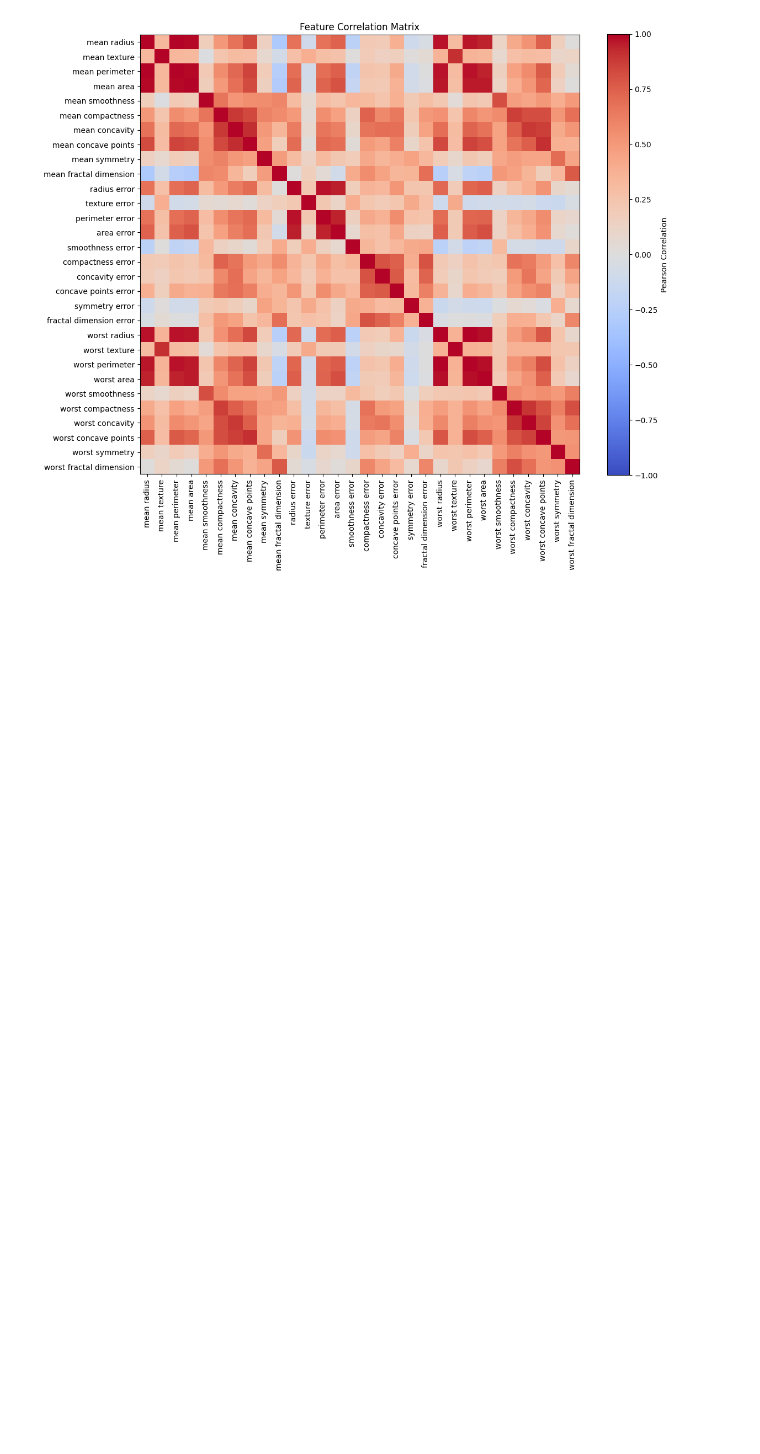
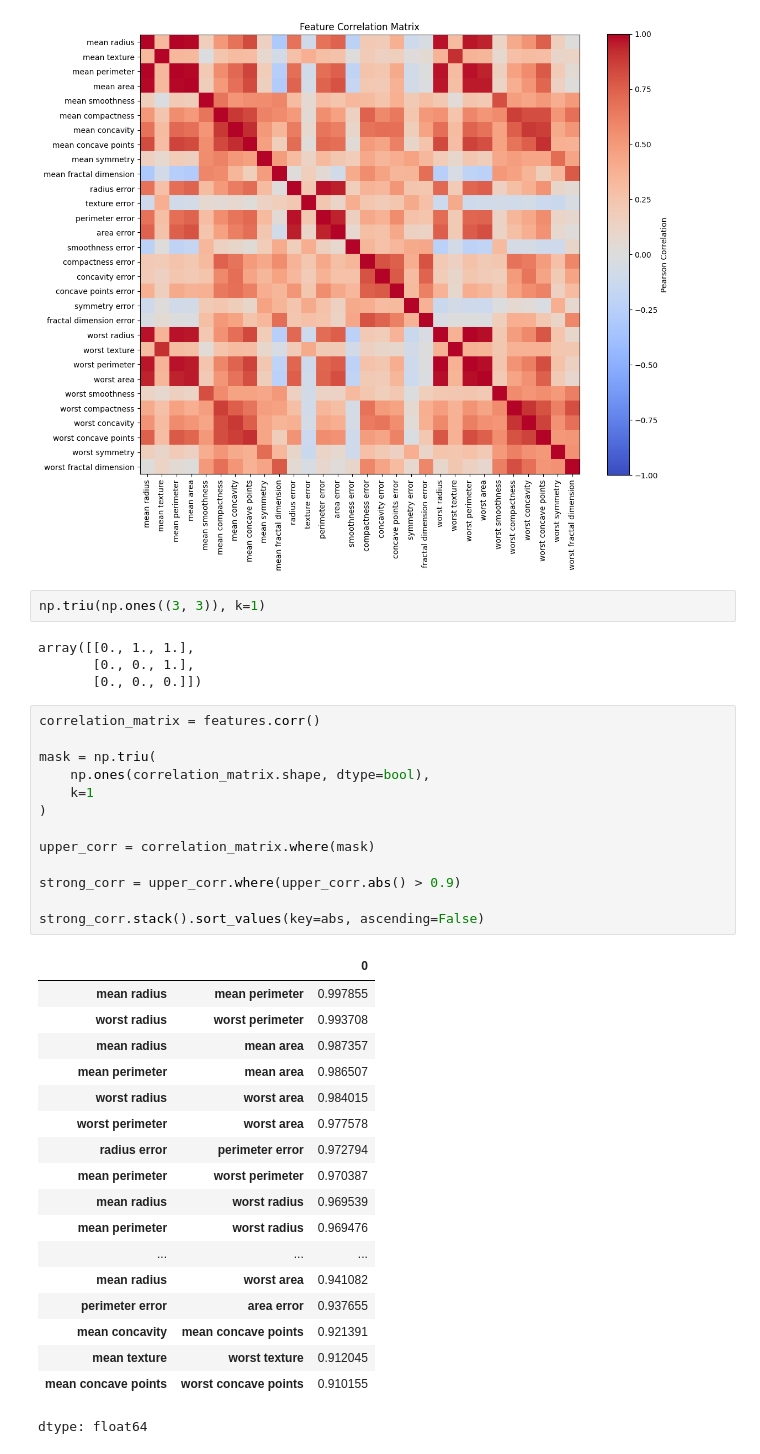
Before and after one commit to sophmophxx/breastcancer-dataset, a Jupyter notebook: Breastcancer_nn.ipynb, the cells around one changed output. Drawn from its saved outputs; the diff is of its cells as text; blank space fills up the shorter version.

Commit message:
feat: complete EDA and start data preprocessing Analyze feature correlations, identify strongly correlated feature pairs, and separate input features from the target variable

```diff
--- a/Breastcancer_nn.ipynb
+++ b/Breastcancer_nn.ipynb
@@ -244,3 +244,41 @@ plt.tight_layout()
 plt.show()
 # %% [output]
 [figure]
+# %%
+np.triu(np.ones((3, 3)), k=1)
+# %% [output]
+array([[0., 1., 1.],
+       [0., 0., 1.],
+       [0., 0., 0.]])
+# %%
+correlation_matrix = features.corr()
+
+mask = np.triu(
+    np.ones(correlation_matrix.shape, dtype=bool),
+    k=1
+)
+
+upper_corr = correlation_matrix.where(mask)
+
+strong_corr = upper_corr.where(upper_corr.abs() > 0.9)
+
+strong_corr.stack().sort_values(key=abs, ascending=False)
+# %% [output]
+|  |  | 0 |
+| mean radius | mean perimeter | 0.997855 |
+| worst radius | worst perimeter | 0.993708 |
+| mean radius | mean area | 0.987357 |
+| mean perimeter | mean area | 0.986507 |
+| worst radius | worst area | 0.984015 |
+| worst perimeter | worst area | 0.977578 |
+| radius error | perimeter error | 0.972794 |
+| mean perimeter | worst perimeter | 0.970387 |
+| mean radius | worst radius | 0.969539 |
+| mean perimeter | worst radius | 0.969476 |
+| ... | ... | ... |
+| mean radius | worst area | 0.941082 |
+| perimeter error | area error | 0.937655 |
+| mean concavity | mean concave points | 0.921391 |
+| mean texture | worst texture | 0.912045 |
+| mean concave points | worst concave points | 0.910155 |
+dtype: float64
```
Also changed, not shown: parts of 4 cells of this notebook.
